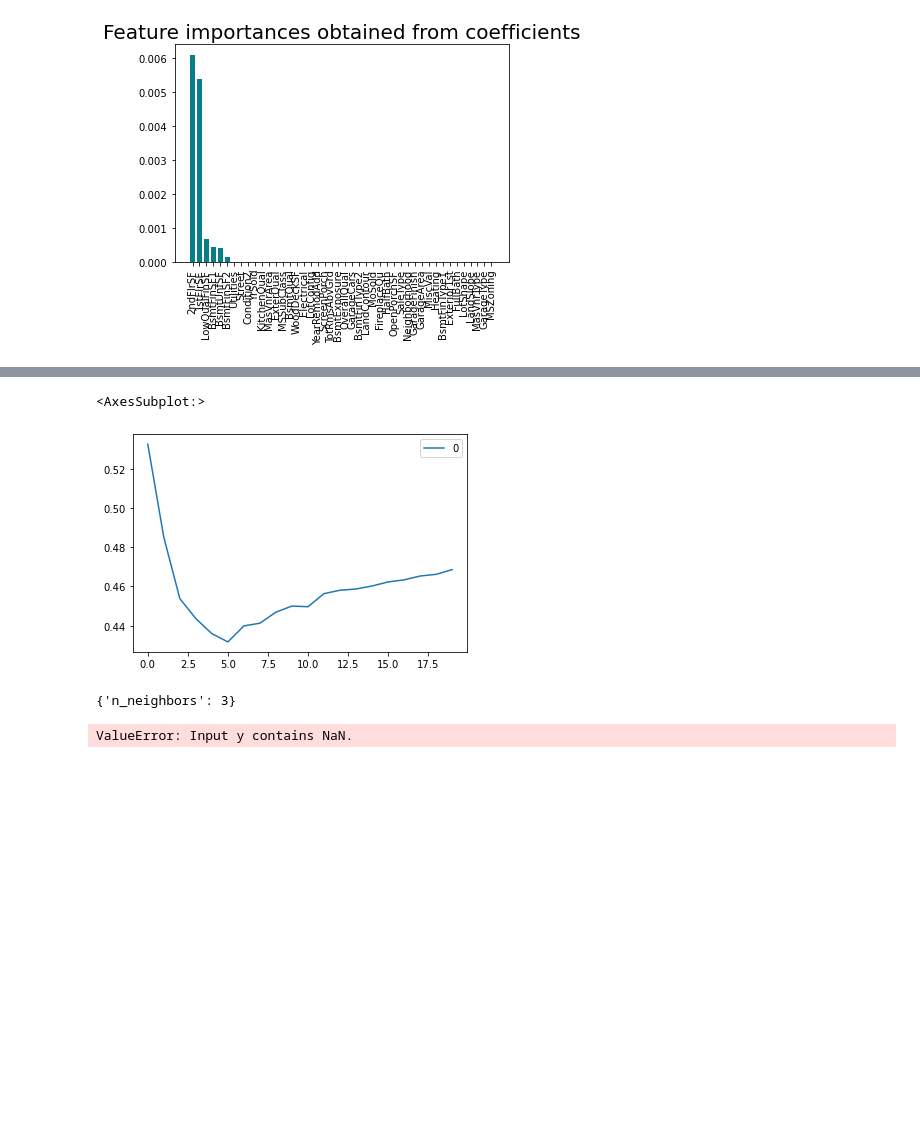
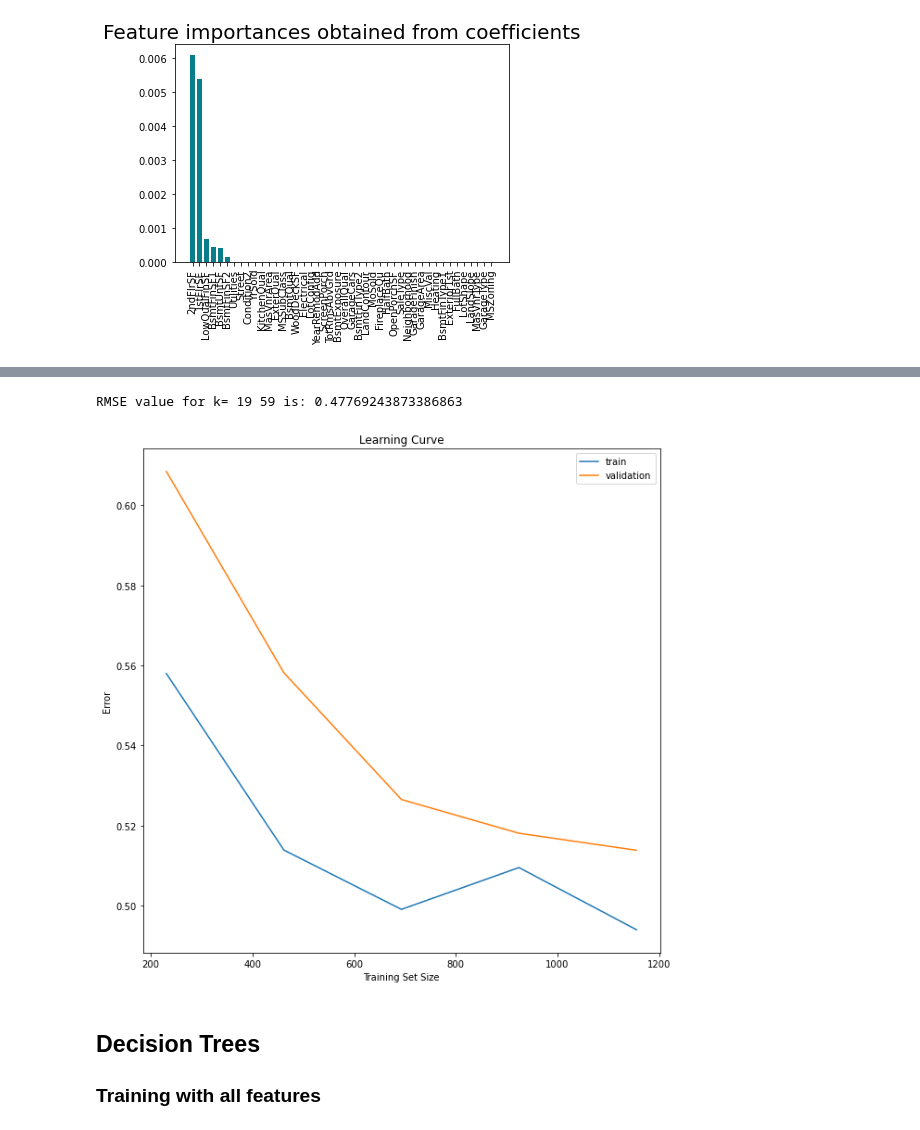
Before and after one commit to OdyAsh/ml-problems, a Jupyter notebook: Assignment 1/All Group Members/Regression.ipynb, the cells around one changed output, grey strips where cells are left out. Saved outputs shown, nothing was run; the diff lists cells and outputs as text; code cells hidden in the pictures; blank space fills up the shorter version.

Commit message:
regression done, plots left

```diff
--- a/Assignment 1/All Group Members/Regression.ipynb
+++ b/Assignment 1/All Group Members/Regression.ipynb
@@ -758,7 +762,6 @@ import matplotlib.pyplot as plt
 
 rmse_val = []
 for K in range(3,40,2):
-    K = K+1
     model = neighbors.KNeighborsRegressor(n_neighbors = K)
 
     model.fit(X_train, y_train)
@@ -791,8 +796,8 @@ final_X= final_df
 final_y = pd.DataFrame(data=std_df['SalePrice'])
 final_X_train, final_X_test, final_y_train, final_y_test = train_test_split(final_X, final_y, test_size=0.3, random_state=42)
 rmse_val = []
-for K in range(3,40,2):
-    K = K+1
+for K in range(3,60,2):
+
     model = neighbors.KNeighborsRegressor(n_neighbors = K)
 
     model.fit(final_X_train, final_y_train)
@@ -823,25 +826,43 @@ RMSE value for k=  40 is: 0.6931145036534493
-# %%
-curve = pd.DataFrame(rmse_val) #elbow curve
-curve.plot()
-# %% [output]
-<AxesSubplot:>
-[figure, removed]
-# %%
-from sklearn.model_selection import GridSearchCV
-params = {'n_neighbors':[2,3,4,5,6,7,8,9]}
-
-knn = neighbors.KNeighborsRegressor()
-
-model = GridSearchCV(knn, params, cv=5)
-model.fit(X_train,y_train)
-model.best_params_
-# %% [output]
-{'n_neighbors': 3}
-# %%
-X = df.iloc[:, 0].values.reshape(-1, 1)
-Y = df.iloc[:, 1].values.reshape(-1,1)
-linear_regressor = LinearRegression()
-linear_regressor.fit(X, Y)
-Y_pred = linear_regressor.predict(X)
-# %% [output]
-ValueError: Input y contains NaN.
+# %%
+model = neighbors.KNeighborsRegressor(n_neighbors = 19)
+
+model.fit(final_X_train, final_y_train)
+pred=model.predict(final_X_test)
+error = sqrt(mean_squared_error(final_y_test,pred))
+rmse_val.append(error)
+print('RMSE value for k= 19' , K , 'is:', error)
+# %% [output]
+RMSE value for k= 19 59 is: 0.47769243873386863
+# %%
+train_sizes, train_scores, test_scores = learning_curve(
+    estimator=model,
+    X=final_X,
+    y=final_y.values.ravel(),
+    cv=5,
+    scoring="neg_root_mean_squared_error",
+    train_sizes =[0.2,0.4,0.6,0.8,1],
+
+)
+
+train_mean = -train_scores.mean(axis=1)
+train_std = -train_scores.std(axis=1)
+
+test_mean = -test_scores.mean(axis=1)
+test_std = -test_scores.std (axis=1)
+
+plt.subplots(figsize=(10,10))
+plt.plot(train_sizes, train_mean, label="train")
+plt.plot(train_sizes, test_mean, label="validation")
+
+
+plt.title("Learning Curve")
+plt.xlabel("Training Set Size")
+plt.ylabel("Error")
+plt.legend(loc="best")
+
+plt.show()
+# %% [output]
+[figure, added]
+# %% [markdown]
+## Decision Trees
+### Training with all features
```
Also changed, not shown: parts of 13 cells of this notebook.
